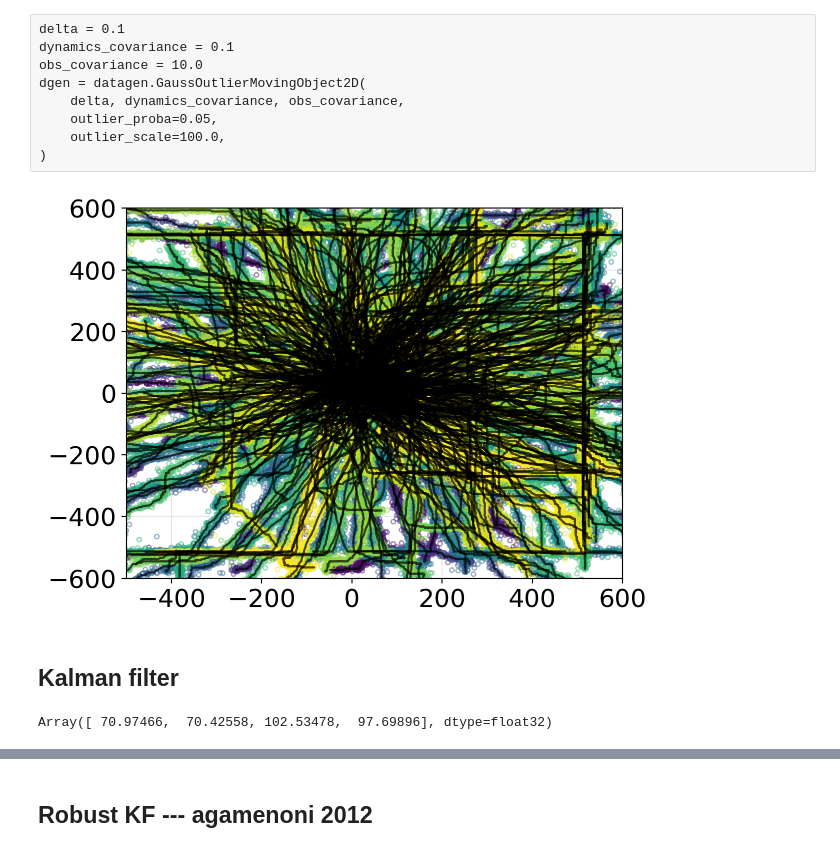
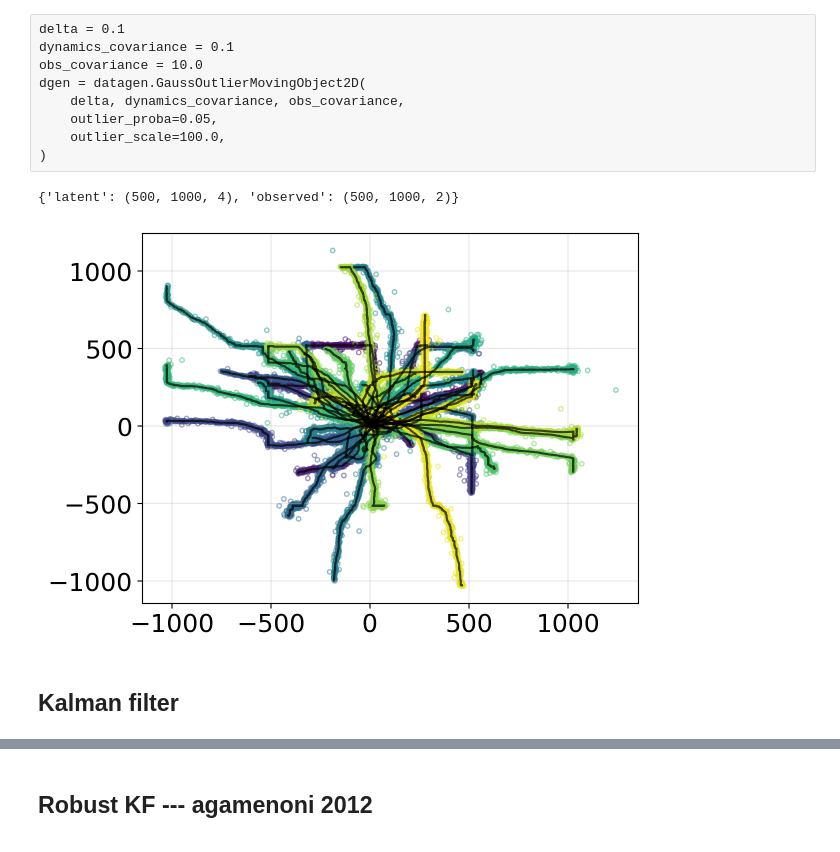
Before and after one commit to gerdm/weighted-likelihood-filter, a Jupyter notebook: experiments/2d-tracking-outlier-covariance.ipynb, the cells around one changed output, grey strips where cells are left out. Saved outputs shown, nothing was run; the diff lists cells and outputs as text; code cells hidden in the pictures.

```diff
--- a/experiments/2d-tracking-outlier-covariance.ipynb
+++ b/experiments/2d-tracking-outlier-covariance.ipynb
@@ -51,9 +48,9 @@ delta = 0.1
 dynamics_covariance = 0.1
 obs_covariance = 10.0
 
-dgen = linear_ssm.GaussStMovingObject2D(
+dgen = datagen.GaussStMovingObject2D(
     delta, dynamics_covariance, obs_covariance,
-    dof_observed=3.0
+    dof_observed=2.1
 )
 # %% [raw]
 delta = 0.1
@@ -79,13 +77,18 @@ state = datasets["latent"]
+# %%
+jax.tree_map(jnp.shape, datasets)
+# %% [output]
+{'latent': (500, 1000, 4), 'observed': (500, 1000, 2)}
 # %%
-for i, color in enumerate(colors):
-    dataset = jax.tree_map(lambda x: np.array(x[i]), datasets)
+datasets_cpu = jax.tree_map(lambda x: np.array(x[::10]), datasets)
+for i, color in enumerate(colors[::10]):
+    dataset = jax.tree_map(lambda x: x[i], datasets_cpu)
     plt.plot(*dataset["latent"][:, :2].T, c="black", alpha=0.7)
     plt.scatter(*dataset["observed"].T, edgecolor=color, color="none", s=10, alpha=0.5)
 
-plt.xlim(-500, 600)
-plt.ylim(-600, 600)
+# plt.xlim(-500, 600)
+# plt.ylim(-600, 600)
 plt.grid(alpha=0.3)
 # %% [output]
-[figure, old version]
+[figure, new version]
 # %% [markdown]
 ## Kalman filter
@@ -109,5 +94,0 @@ _, hist_bel_kf_runs = vscan(
-# %%
-diff_kf = jnp.power(hist_bel_kf_runs - datasets["latent"], 2)
-jnp.sqrt(diff_kf.sum(axis=1)).mean(axis=0)
-# %% [output]
-Array([ 70.97466,  70.42558, 102.53478,  97.69896], dtype=float32)
```
Also changed, not shown: parts of 7 cells of this notebook.
